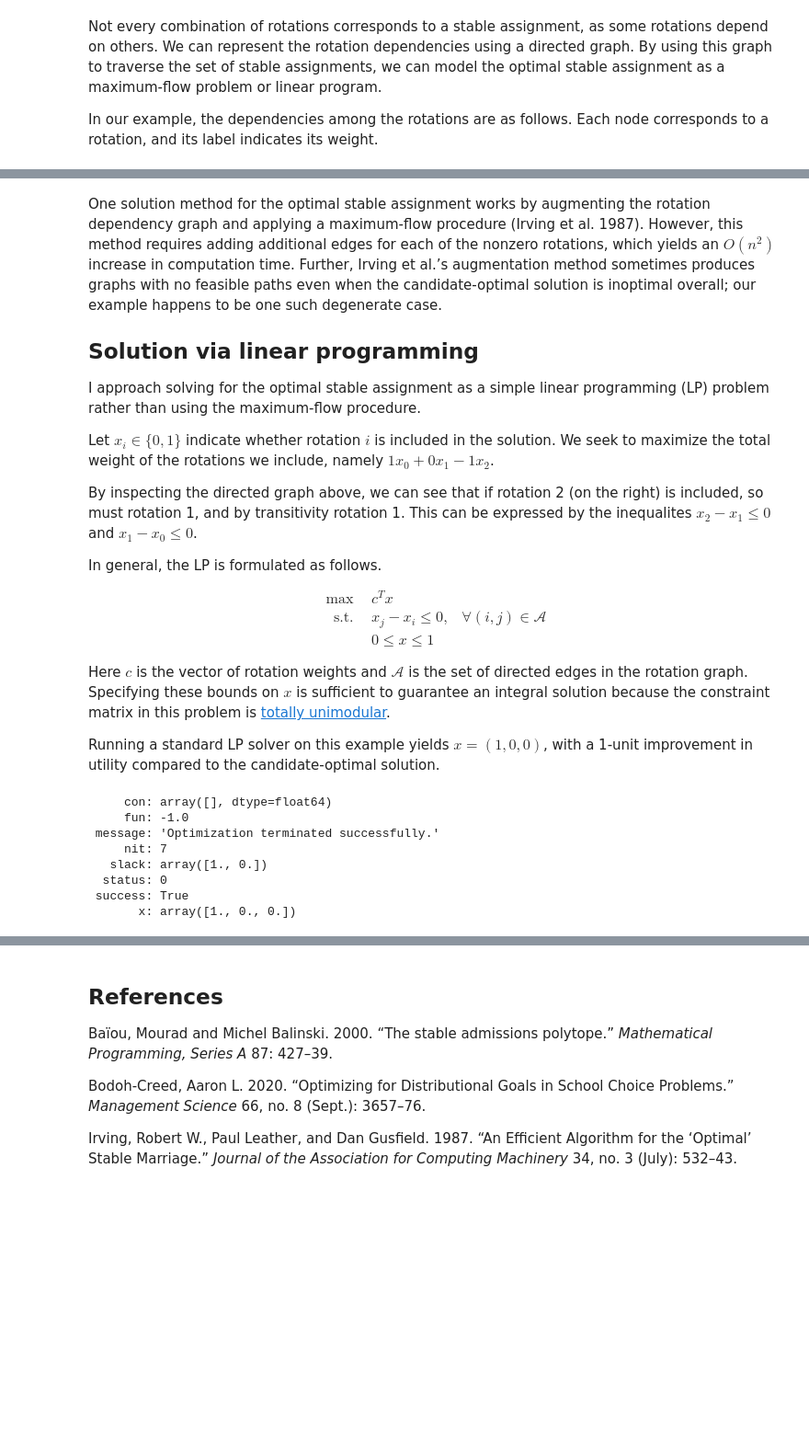
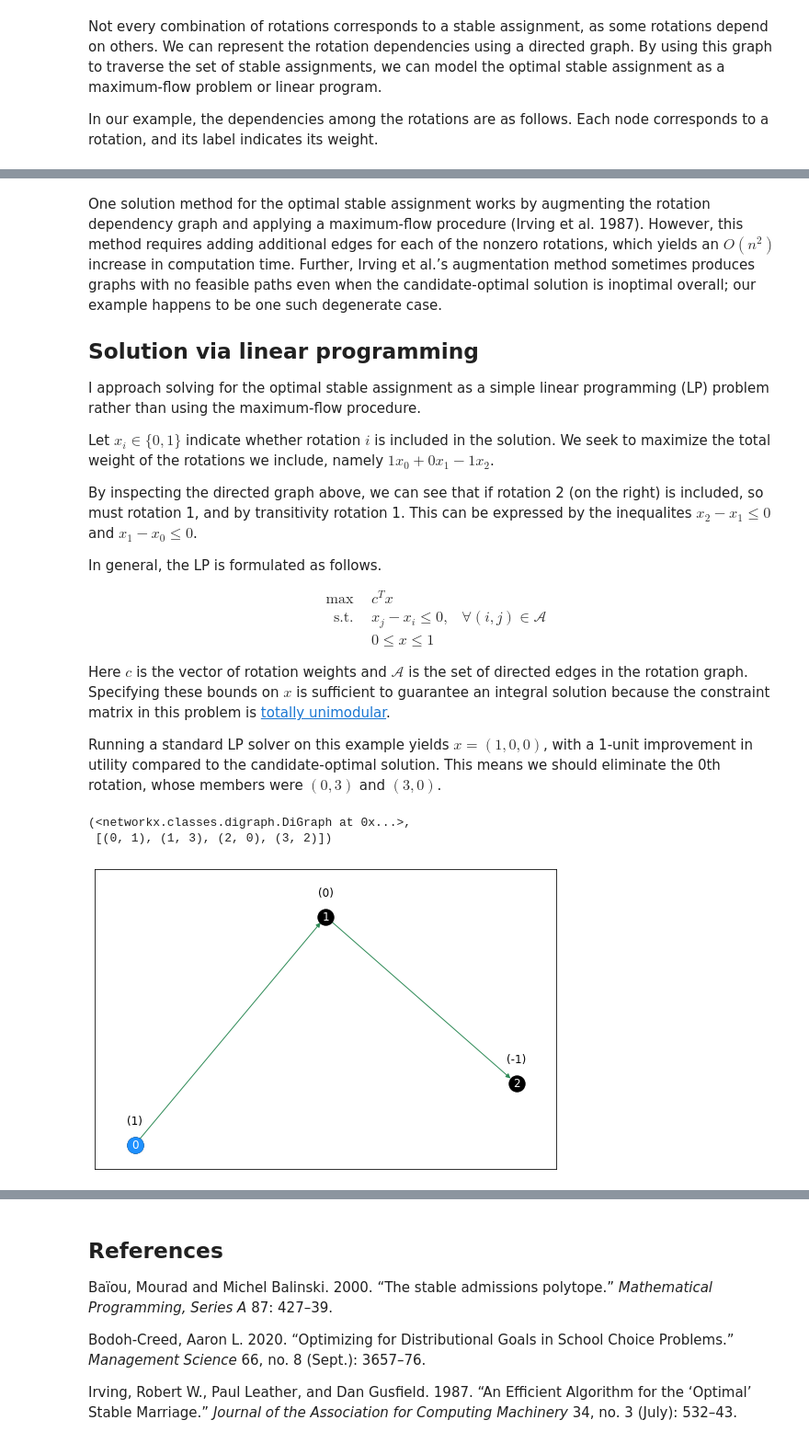
Before and after one commit to maxkapur/assignment, a Jupyter notebook: discussion.ipynb, the cells around one changed output, grey strips where cells are left out. Shown at 92% size. Saved outputs shown, nothing was run; the diff lists cells and outputs as text; code cells hidden in the pictures; blank space fills up the shorter version.

```diff
--- a/discussion.ipynb
+++ b/discussion.ipynb
@@ -175,15 +181,10 @@ $$
 
 Here $c$ is the vector of rotation weights and $\mathcal{A}$ is the set of directed edges in the rotation graph. Specifying these bounds on $x$ is sufficient to guarantee an integral solution because the constraint matrix in this problem is [totally unimodular](https://en.wikipedia.org/wiki/Unimodular_matrix#Total_unimodularity).
 
-Running a standard LP solver on this example yields $x = (1, 0, 0)$, with a 1-unit improvement in utility compared to the candidate-optimal solution.
+Running a standard LP solver on this example yields $x = (1, 0, 0)$, with a 1-unit improvement in utility compared to the candidate-optimal solution. This means we should eliminate the 0th rotation, whose members were $(0, 3)$ and $(3, 0)$.
-# %%
-assn_inst.osa()
-# %% [output]
-     con: array([], dtype=float64)
-     fun: -1.0
- message: 'Optimization terminated successfully.'
-     nit: 7
-   slack: array([1., 0.])
-  status: 0
- success: True
-       x: array([1., 0., 0.])
+# %%
+assn_inst.draw_rotation_digraph(kwargs={'figsize': (9, 6)})
+# %% [output]
+(<networkx.classes.digraph.DiGraph at 0x...>,
+ [(0, 1), (1, 3), (2, 0), (3, 2)])
+[figure, added]
```
Also changed, not shown: parts of 6 cells of this notebook, 4 other files.
